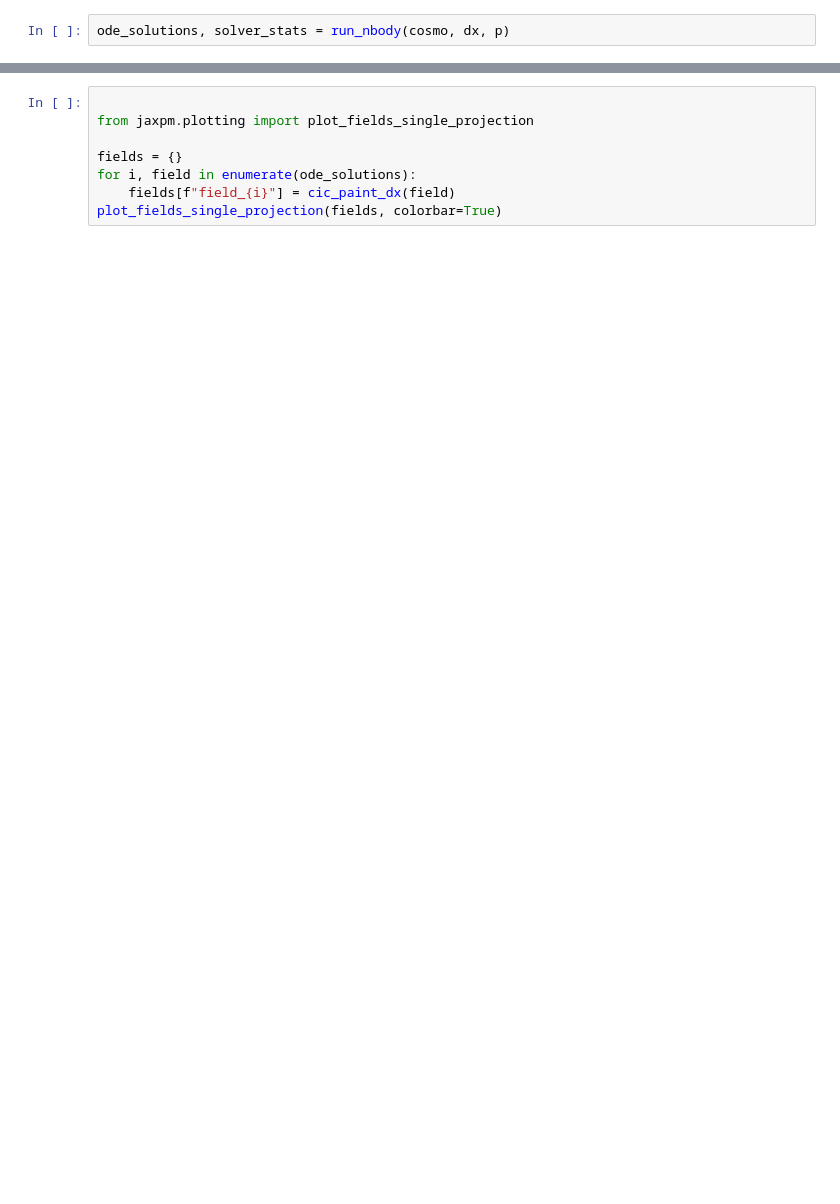
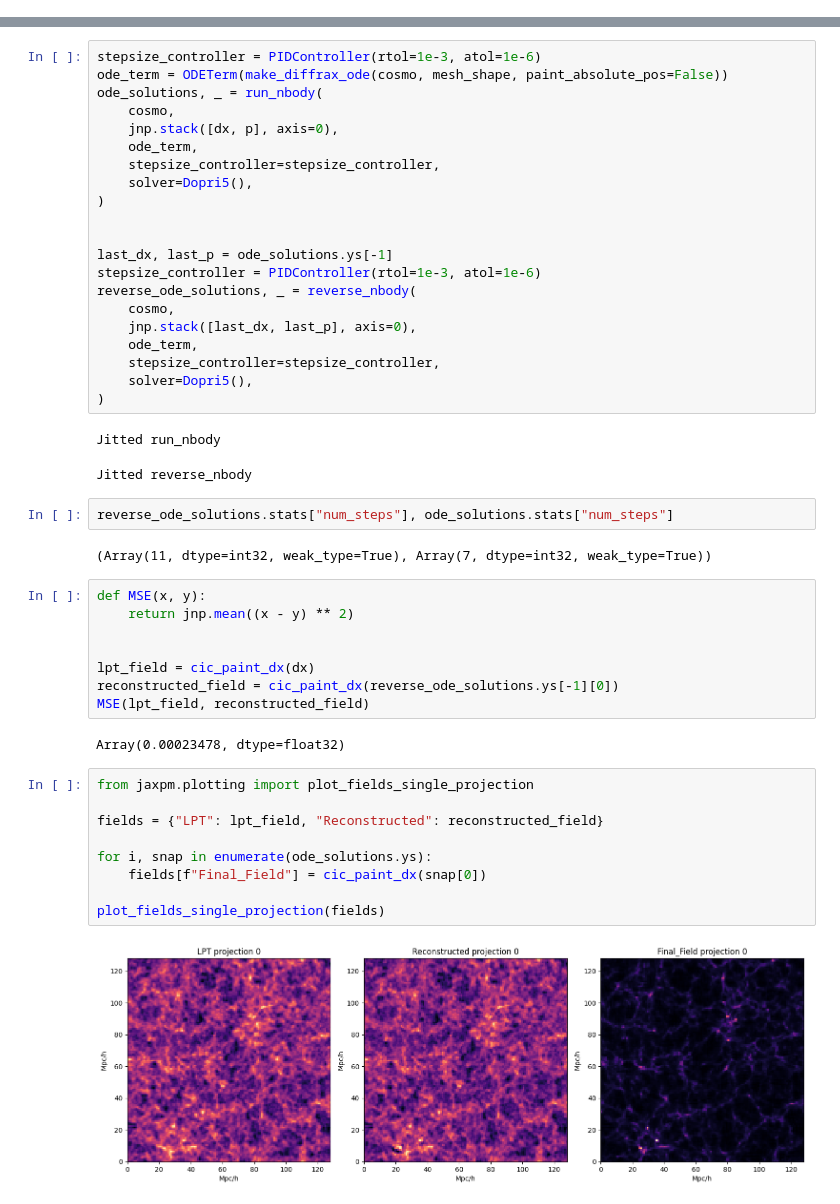
Before and after one commit to ASKabalan/JaxPM-Paper, a Jupyter notebook: 01-gradient-stability/gradient-stability.ipynb, the cells around one changed output, grey strips where cells are left out. Cells and saved outputs as stored; diff of their text form; blank space fills up the shorter version.

```diff
--- a/01-gradient-stability/gradient-stability.ipynb
+++ b/01-gradient-stability/gradient-stability.ipynb
@@ -78,2 +64,0 @@ def run_nbody(cosmo, dx, p):
-# %%
-ode_solutions, solver_stats = run_nbody(cosmo, dx, p)
@@ -102,8 +111,49 @@ XlaRuntimeError: INTERNAL: CustomCall failed: CpuCallback error: Traceback (most
+# %%
+stepsize_controller = PIDController(rtol=1e-3, atol=1e-6)
+ode_term = ODETerm(make_diffrax_ode(cosmo, mesh_shape, paint_absolute_pos=False))
+ode_solutions, _ = run_nbody(
+    cosmo,
+    jnp.stack([dx, p], axis=0),
+    ode_term,
+    stepsize_controller=stepsize_controller,
+    solver=Dopri5(),
+)
+
+
+last_dx, last_p = ode_solutions.ys[-1]
+stepsize_controller = PIDController(rtol=1e-3, atol=1e-6)
+reverse_ode_solutions, _ = reverse_nbody(
+    cosmo,
+    jnp.stack([last_dx, last_p], axis=0),
+    ode_term,
+    stepsize_controller=stepsize_controller,
+    solver=Dopri5(),
+)
+# %% [output]
+Jitted run_nbody
+Jitted reverse_nbody
+# %%
+reverse_ode_solutions.stats["num_steps"], ode_solutions.stats["num_steps"]
+# %% [output]
+(Array(11, dtype=int32, weak_type=True), Array(7, dtype=int32, weak_type=True))
+# %%
+def MSE(x, y):
+    return jnp.mean((x - y) ** 2)
+
+
+lpt_field = cic_paint_dx(dx)
+reconstructed_field = cic_paint_dx(reverse_ode_solutions.ys[-1][0])
+MSE(lpt_field, reconstructed_field)
+# %% [output]
+Array(0.00023478, dtype=float32)
 # %%
-
 from jaxpm.plotting import plot_fields_single_projection
 
-fields = {}
-for i, field in enumerate(ode_solutions):
-    fields[f"field_{i}"] = cic_paint_dx(field)
-plot_fields_single_projection(fields, colorbar=True)
+fields = {"LPT": lpt_field, "Reconstructed": reconstructed_field}
+
+for i, snap in enumerate(ode_solutions.ys):
+    fields[f"Final_Field"] = cic_paint_dx(snap[0])
+
+plot_fields_single_projection(fields)
+# %% [output]
+[figure, added]
```
Also changed, not shown: parts of 19 cells of this notebook, 3 other files.
